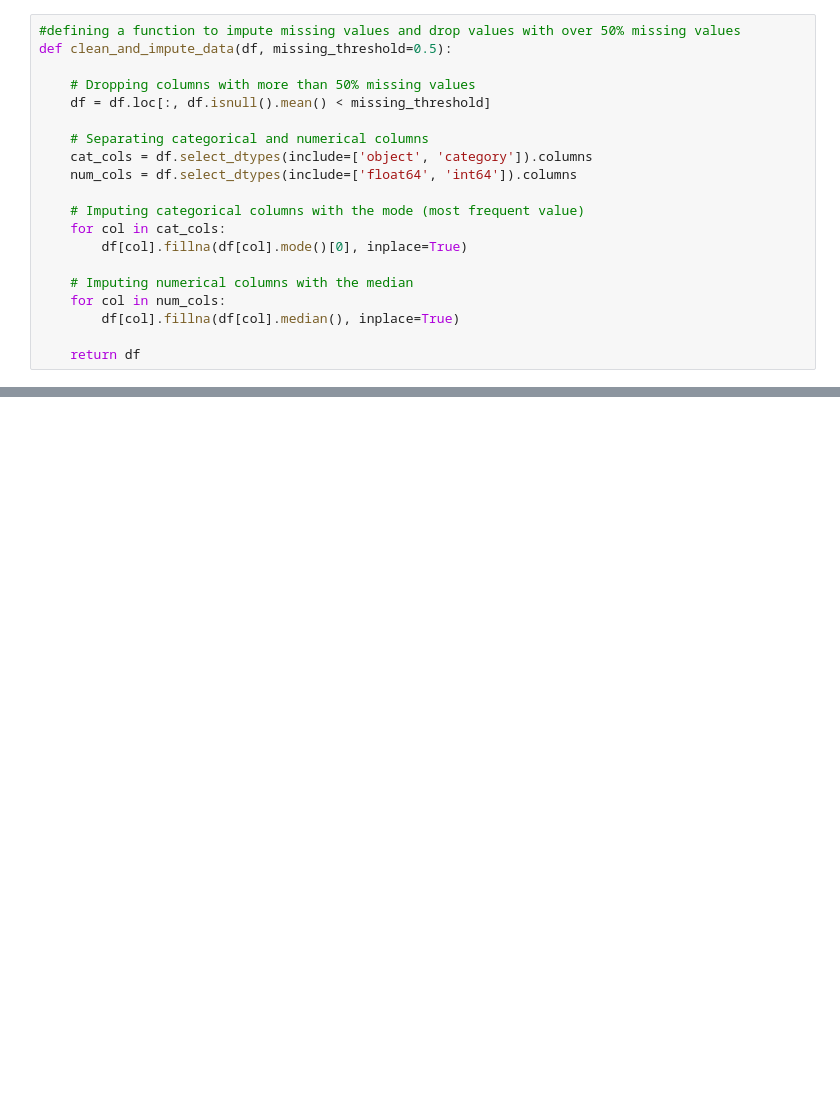
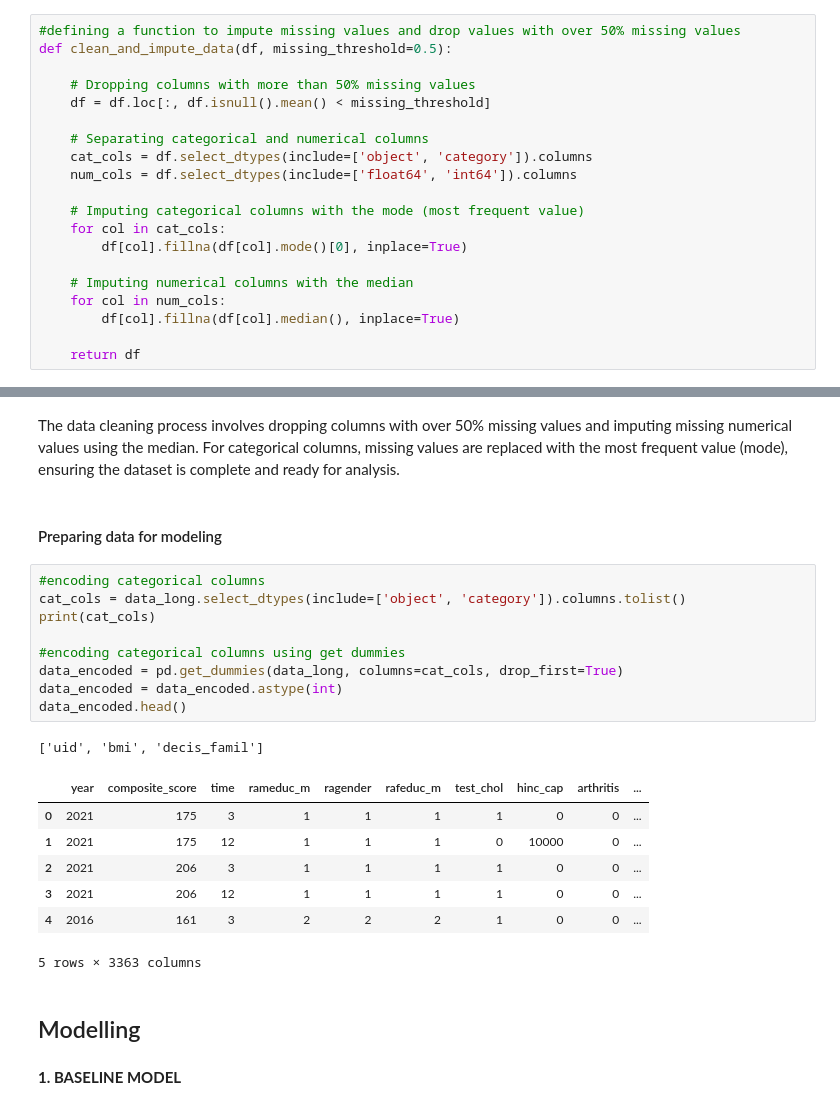
Before and after one commit to geomwangi007/Early-Detection-of-Alzheimer-s-Disease-and-Related-Dementias-Using-Social-Determinants-of-Health, a Jupyter notebook: Main.ipynb, the cells around one changed output, grey strips where cells are left out. Saved outputs shown, nothing was run; the diff lists cells and outputs as text; blank space fills up the shorter version.

```diff
--- a/Main.ipynb
+++ b/Main.ipynb
@@ -1471 +1471,27 @@ data_long.head()
 5 rows × 77 columns
+# %% [markdown]
+The data cleaning process involves dropping columns with over 50% missing values and imputing missing numerical values using the median. For categorical columns, missing values are replaced with the most frequent value (mode), ensuring the dataset is complete and ready for analysis.
+# %% [markdown]
+#### Preparing data for modeling
+# %%
+#encoding categorical columns
+cat_cols = data_long.select_dtypes(include=['object', 'category']).columns.tolist()
+print(cat_cols)
+
+#encoding categorical columns using get dummies
+data_encoded = pd.get_dummies(data_long, columns=cat_cols, drop_first=True)
+data_encoded = data_encoded.astype(int)
+data_encoded.head()
+# %% [output]
+['uid', 'bmi', 'decis_famil']
+|  | year | composite_score | time | rameduc_m | ragender | rafeduc_m | test_chol | hinc_cap | arthritis | ... |
+| 0 | 2021 | 175 | 3 | 1 | 1 | 1 | 1 | 0 | 0 | ... |
+| 1 | 2021 | 175 | 12 | 1 | 1 | 1 | 0 | 10000 | 0 | ... |
+| 2 | 2021 | 206 | 3 | 1 | 1 | 1 | 1 | 0 | 0 | ... |
+| 3 | 2021 | 206 | 12 | 1 | 1 | 1 | 1 | 0 | 0 | ... |
+| 4 | 2016 | 161 | 3 | 2 | 2 | 2 | 1 | 0 | 0 | ... |
+5 rows × 3363 columns
+# %% [markdown]
+## Modelling
+# %% [markdown]
+**1. BASELINE MODEL**
```
Also changed, not shown: parts of 27 cells of this notebook, 5 other files.
